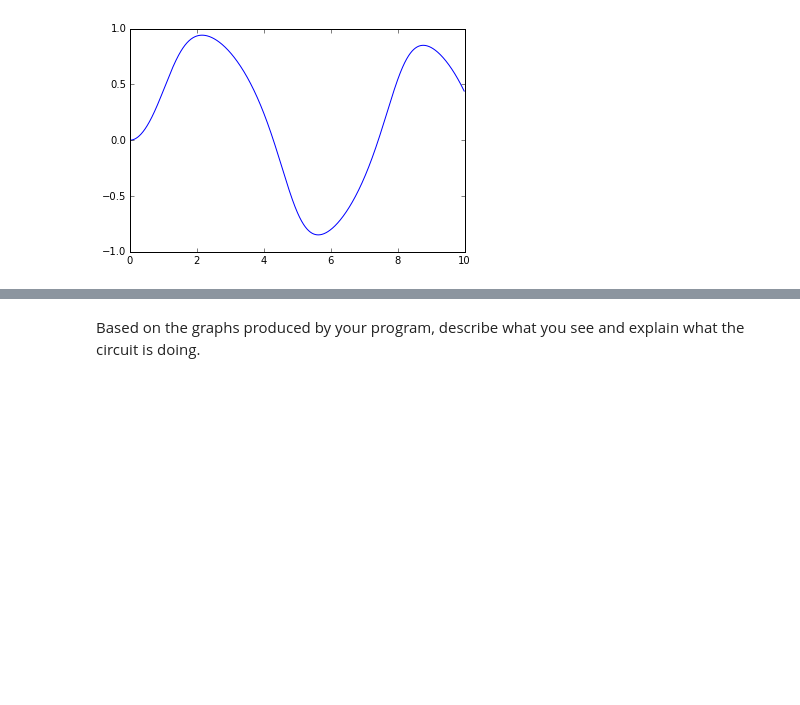
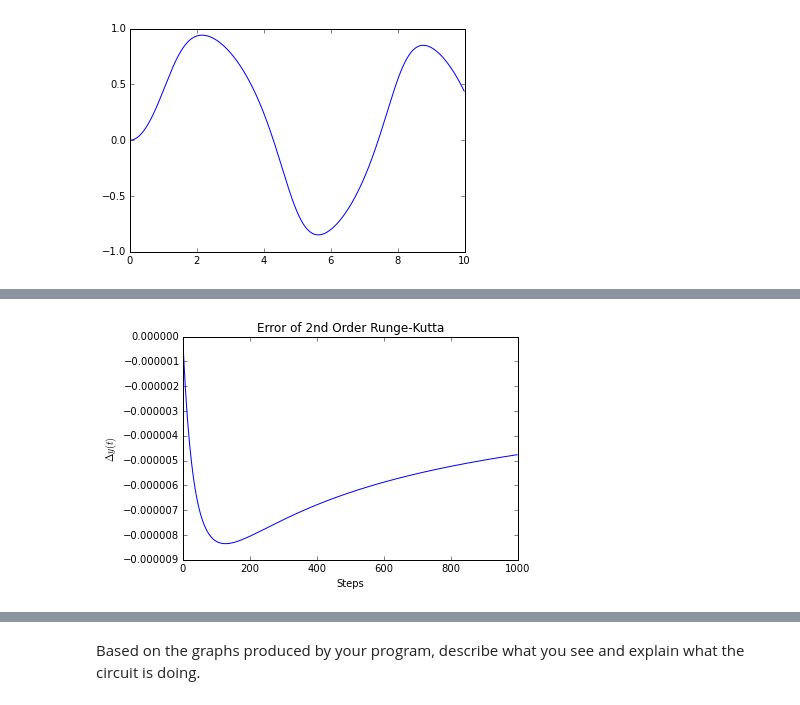
Before and after one commit to Ashardalon125/Weekly-Sessions_partII, a Jupyter notebook: Weekly_Session_9.ipynb, the cells around one changed output, grey strips where cells are left out. Saved outputs shown, nothing was run; the diff lists cells and outputs as text; code cells hidden in the pictures; blank space fills up the shorter version.

```diff
--- a/Weekly_Session_9.ipynb
+++ b/Weekly_Session_9.ipynb
@@ -222,0 +335,13 @@ Do you have any first-order differential equations with known solutions you can
+# %%
+error2 = []
+for i in range(N):
+    calc = x[i]-y2[i]
+    error2.append(calc)
+
+plt.title("Error of 2nd Order Runge-Kutta")
+plt.plot(error2)
+plt.xlabel("Steps")
+plt.ylabel("$\Delta y(t)$")
+plt.show()
+# %% [output]
+[figure, added]
```
Also changed, not shown: parts of 28 cells of this notebook.
